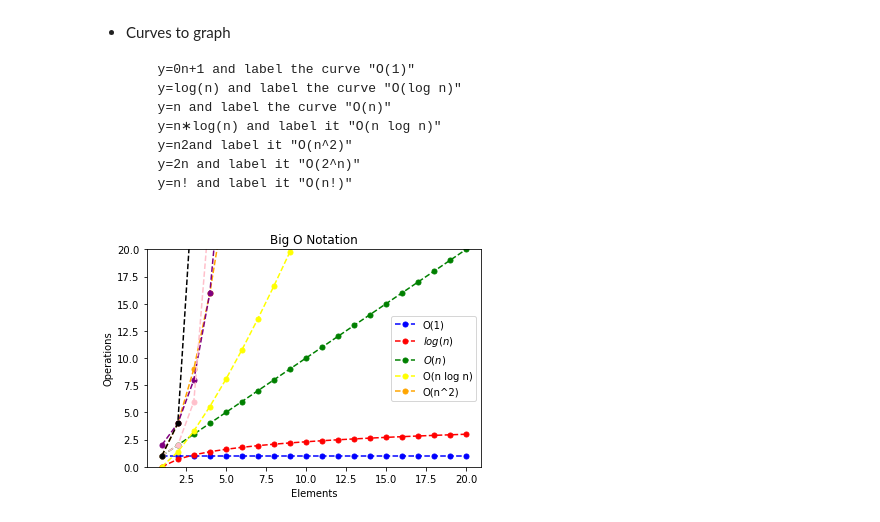
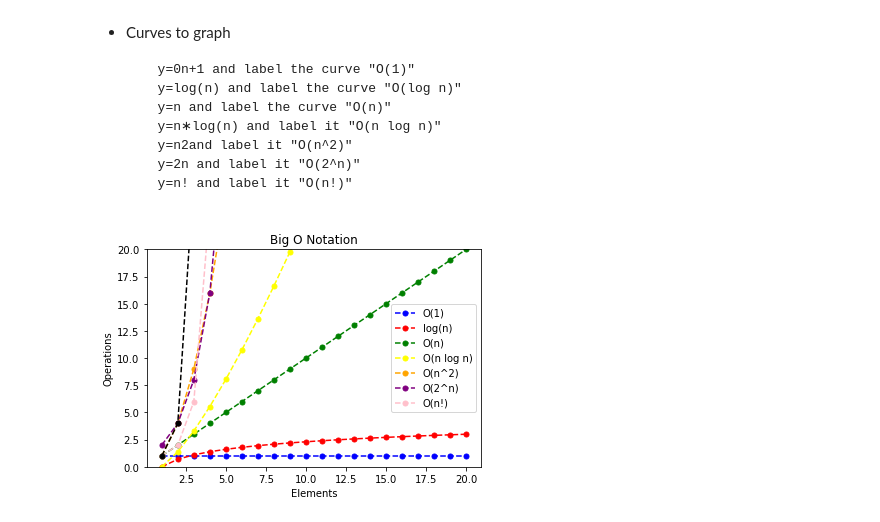
Before and after one commit to chloerwhitaker/numpy-pandas-visualization-exercises, a Jupyter notebook: big_o_notation.ipynb, the cells around one changed output. Saved outputs shown, nothing was run; the diff lists cells and outputs as text; code cells hidden in the pictures.

```diff
--- a/big_o_notation.ipynb
+++ b/big_o_notation.ipynb
@@ -30,19 +30,19 @@ y8 = [n**n for n in n]
 # %%
 plt.ylim(0, 20)
 
 
 plt.plot(n, y1, color = 'blue', ls = '--', marker = 'o', ms = '5')
 plt.plot(n, y2, color = 'red', ls = '--', marker = 'o', ms = '5')
 plt.plot(n, y3, color = 'green', ls = '--', marker = 'o', ms = '5')
 plt.plot(n, y4, color = 'yellow', ls = '--', marker = 'o', ms = '5')
 plt.plot(n, y5, color = 'orange', ls = '--', marker = 'o', ms = '5')
 plt.plot(n, y6, color = 'purple', ls = '--', marker = 'o', ms = '5')
 plt.plot(n, y7, color = 'pink', ls = '--', marker = 'o', ms = '5')
 plt.plot(n, y8, color = 'black', ls = '--', marker = 'o', ms = '5')
 
 plt.title("Big O Notation")
 plt.xlabel("Elements")
 plt.ylabel("Operations")
-plt.legend(['O(1)','$log(n)$','$O(n)$', 'O(n log n)', 'O(n^2)', ]);
+plt.legend(['O(1)','log(n)','O(n)', 'O(n log n)', 'O(n^2)', 'O(2^n)', 'O(n!)']);
 # %% [output]
-[figure, old version]
+[figure, new version]
```
